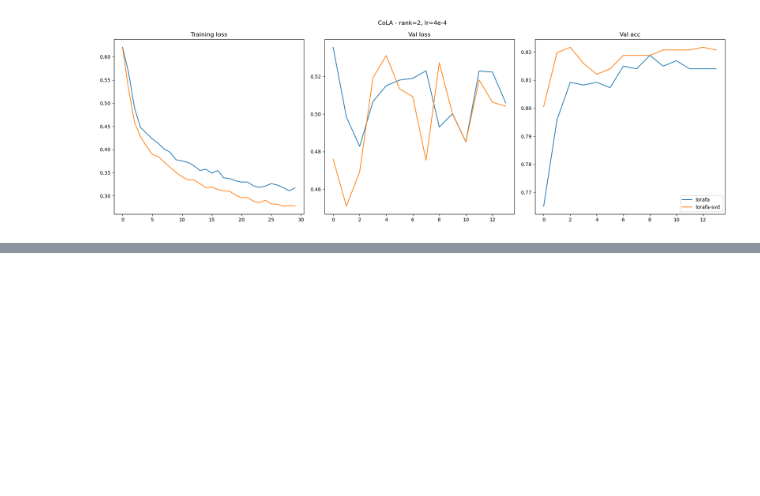
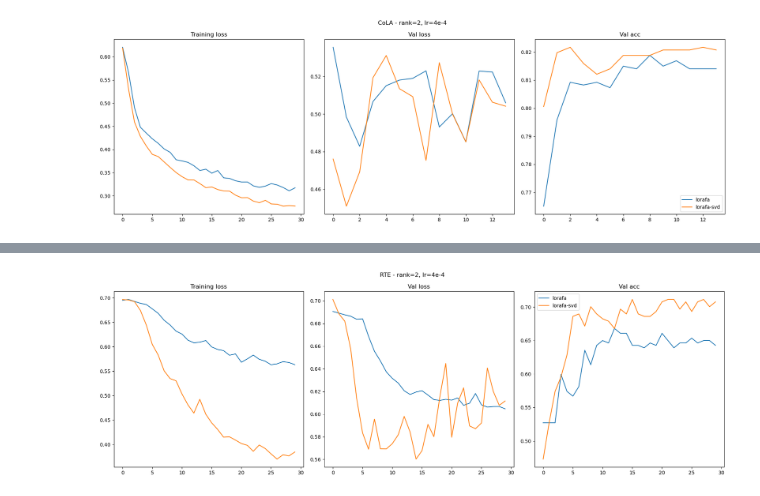
Before and after one commit to shredder67/svd-lorafa, a Jupyter notebook: plots_for_preso.ipynb, the cells around one changed output, grey strips where cells are left out. Cells and saved outputs as stored; diff of their text form; code cells hidden in the pictures; blank space fills up the shorter version.

```diff
--- a/plots_for_preso.ipynb
+++ b/plots_for_preso.ipynb
@@ -139,0 +158,8 @@ plot_hists(cola_logs['kaiming'], cola_logs['svd'], 'CoLA - rank=2, lr=4e-4', 'ac
+# %%
+# read rte_log_0.0004_2.json
+with open('logs/rte_log_0.0004_2.json', 'r') as f:
+    rte_logs = json.load(f)
+
+plot_hists(rte_logs['kaiming'], rte_logs['svd'], 'RTE - rank=2, lr=4e-4', 'acc')
+# %% [output]
+[figure, added]
```
Also changed, not shown: parts of 4 cells of this notebook, 5 other files.
